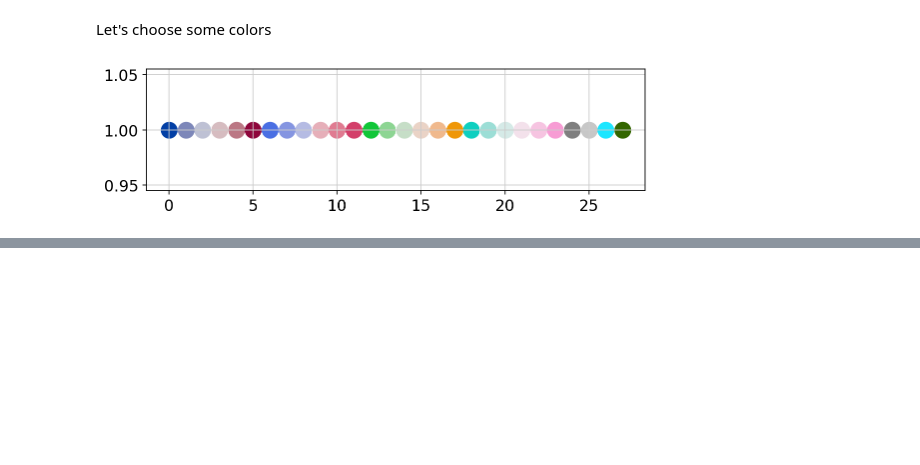
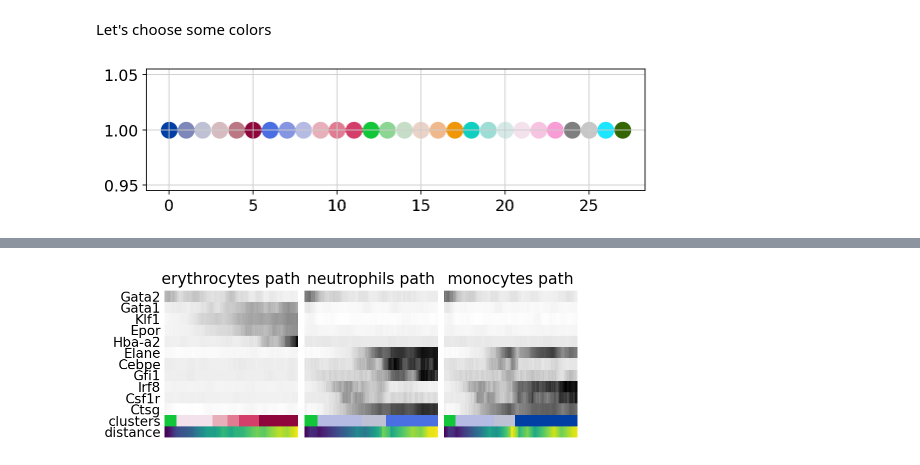
Before and after one commit to nicholas-carey/scanpy_practice, a Jupyter notebook: Trajectory/trajectory_tutorial.ipynb, the cells around one changed output, grey strips where cells are left out. Drawn from its saved outputs; the diff is of its cells as text; code cells hidden in the pictures; blank space fills up the shorter version.

```diff
--- a/Trajectory/trajectory_tutorial.ipynb
+++ b/Trajectory/trajectory_tutorial.ipynb
@@ -220,0 +268,25 @@ WARNING: saving figure to file figures/paga_compare.pdf
+# %%
+_, axs = plt.subplots(ncols=3, figsize=(6, 2.5), gridspec_kw={'wspace': 0.05, 'left': 0.12})
+plt.subplots_adjust(left=0.05, right=0.98, top=0.82, bottom=0.2)
+for ipath, (descr, path) in enumerate(paths):
+    _, data = sc.pl.paga_path(
+        adata, path, gene_names,
+        show_node_names=False,
+        ax=axs[ipath],
+        ytick_fontsize=12,
+        left_margin=0.15,
+        n_avg=50,
+        annotations=['distance'],
+        show_yticks=True if ipath==0 else False,
+        show_colorbar=False,
+        color_map='Greys',
+        groups_key='clusters',
+        color_maps_annotations={'distance': 'viridis'},
+        title='{} path'.format(descr),
+        return_data=True,
+        show=False)
+    data.to_csv('./data/paga_path_{}.csv'.format(descr))
+plt.savefig('./figures/paga_path_paul15.pdf')
+plt.show()
+# %% [output]
+[figure, added]
```
Also changed, not shown: parts of 18 cells of this notebook, 2 other files.
